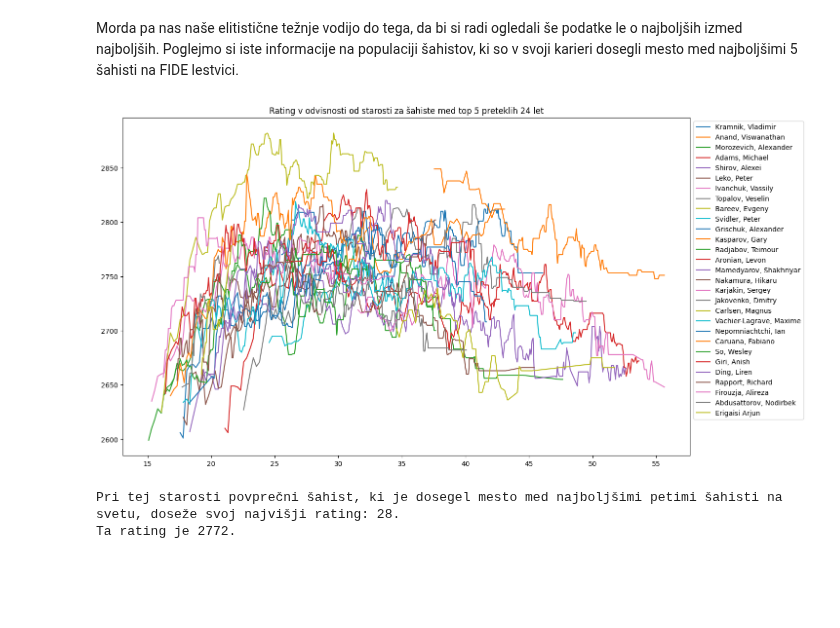
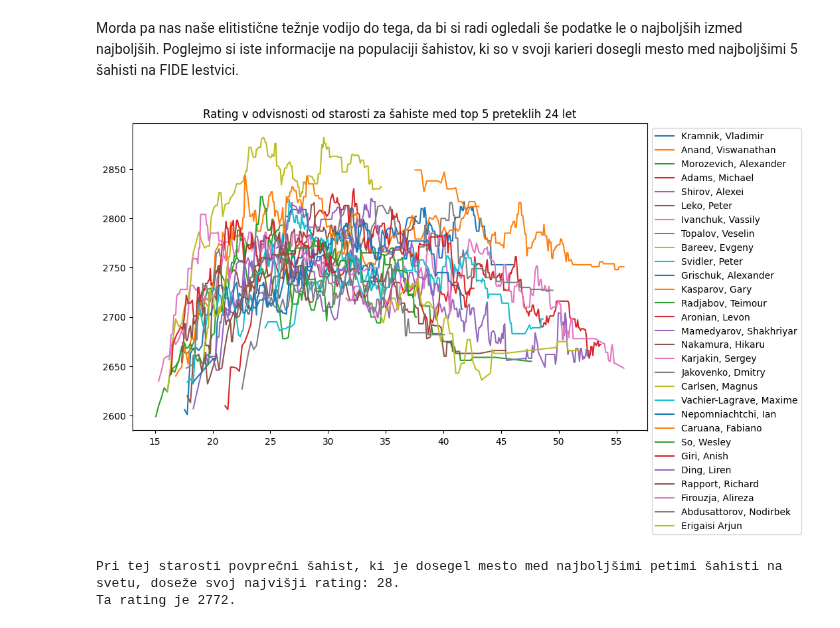
Before and after one commit to HugoTrebse/UVP-projektna-naloga, a Jupyter notebook: analiza_podatkov.ipynb, the cells around one changed output. Cells and saved outputs as stored; diff of their text form; code cells hidden in the pictures; blank space fills up the shorter version.

```diff
--- a/analiza_podatkov.ipynb
+++ b/analiza_podatkov.ipynb
@@ -54,0 +55,16 @@ Odlično, sedaj smo opravili z podvojenimi (ter v enem primeru potrojenimi) poda
+# %%
+sahisti_prikaz = []
+for ime_sahista, vrstica in pd.read_csv(pot_sahisti, index_col = 'Ime').iterrows():
+    leto_rojstva = vrstica['Leto rojstva']
+    prebrana_datoteka = pd.read_csv(funkcije.ime_v_pot(ime_sahista))
+    trenutni_maksimum = 0
+    drzava = None
+    for indeks, vrstica in prebrana_datoteka.iterrows():
+        trenutni_maksimum = max(trenutni_maksimum, vrstica['rating'])
+        if indeks == 0:
+            drzava = vrstica['drzava']
+    sahisti_prikaz.append({'Ime': ime_sahista, 'Leto rojstva': leto_rojstva, 'Drzava': drzava, 'Najvišji rating': trenutni_maksimum})
+
+sahisti_prikaz_df = pd.DataFrame(sahisti_prikaz, columns=['Ime', 'Leto rojstva', 'Drzava', 'Najvišji rating'])
+
+sahisti_prikaz_df.head(15)
@@ -162,16 +195,16 @@ Ta rating je 2703.
 # %% [markdown]
 Morda pa nas naše elitistične težnje vodijo do tega, da bi si radi ogledali še podatke le o najboljših izmed najboljših. Poglejmo si iste informacije na populaciji šahistov, ki so v svoji karieri dosegli mesto med najboljšimi 5 šahisti na FIDE lestvici.
 # %%
-plt.figure(figsize=(15,9))
+plt.figure(figsize=(10,6))
 for kljucni_nabor, podatki in podatki_top_nekaj(5).items():
     #Seznam podatkov o datumih nadomestimo z seznamom podatkov starosti posameznega šahista
     podatki_starost = [round(funkcije.datum_v_float(datum) - kljucni_nabor[1],2) for datum in podatki['datum']]
     plt.plot(podatki_starost, podatki['rating'], label = kljucni_nabor[0])
 plt.title('Rating v odvisnosti od starosti za šahiste med top 5 preteklih 24 let')
 plt.legend(bbox_to_anchor = (1,1))
 plt.show()
 # %% [output]
-[figure, old version]
+[figure, new version]
 # %%
 povprecje_v_populaciji_5 = povprecje_v_populaciji(5)
 maksimum_v_populaciji_5 = maksimum_v_povprecju_populacije(povprecje_v_populaciji_5, 5)[0]
```
Also changed, not shown: parts of 10 cells of this notebook.
